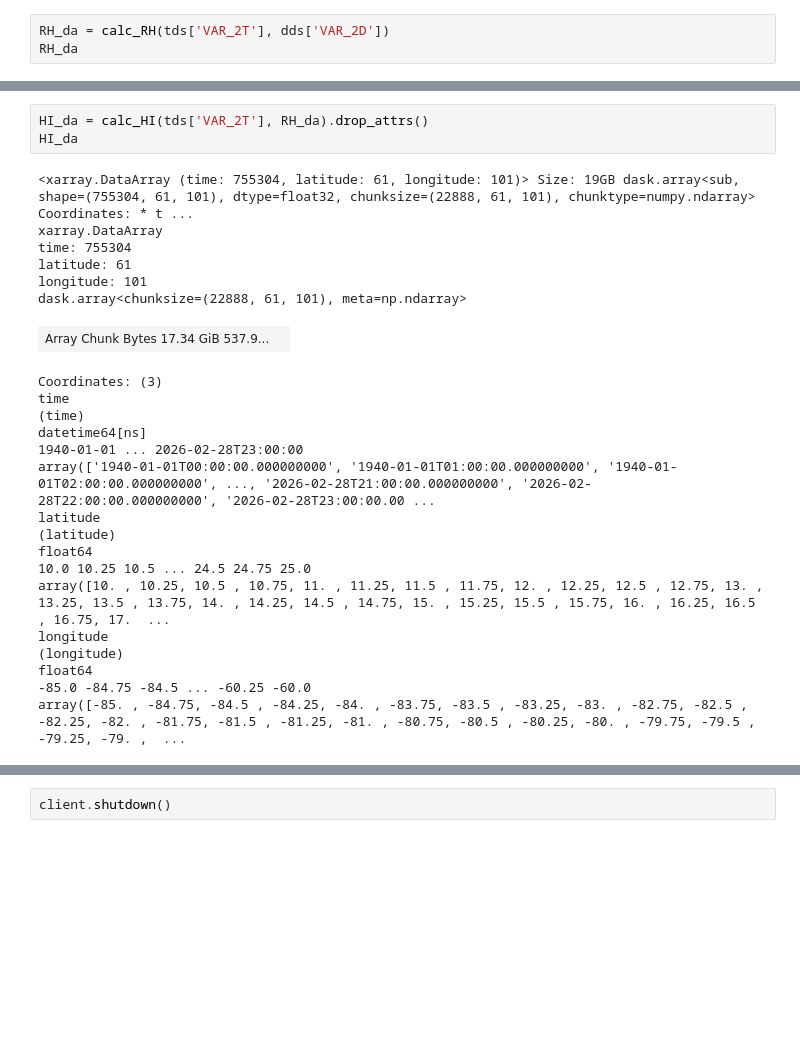
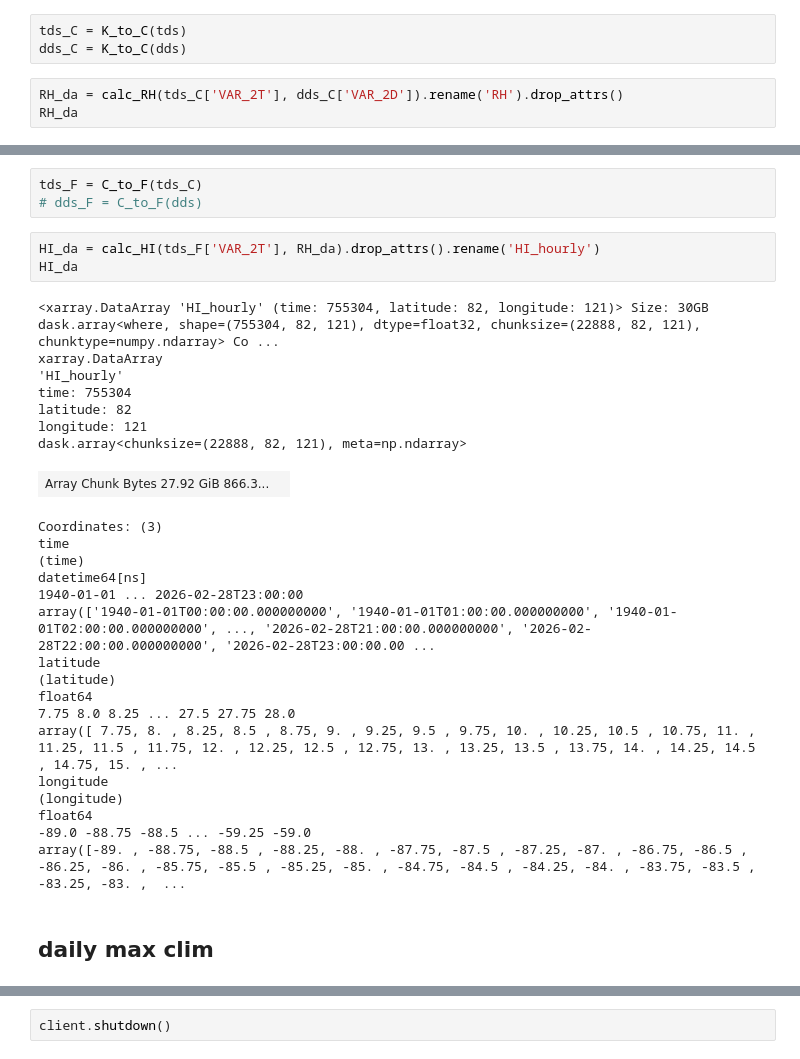
Before and after one commit to allan3prez/Caribe_Heat_AN, a Jupyter notebook: Heat_index/ERA5_hi.ipynb, the cells around one changed output, grey strips where cells are left out. Cells and saved outputs as stored; diff of their text form; blank space fills up the shorter version.

Commit message:
rescope, calculate clim, and test plots

```diff
--- a/Heat_index/ERA5_hi.ipynb
+++ b/Heat_index/ERA5_hi.ipynb
@@ -112,4 +151,7 @@ dds['VAR_2D'].isel(time=740230).plot()
+# %%
+tds_C = K_to_C(tds)
+dds_C = K_to_C(dds)
 # %%
-RH_da = calc_RH(tds['VAR_2T'], dds['VAR_2D'])
+RH_da = calc_RH(tds_C['VAR_2T'], dds_C['VAR_2D']).rename('RH').drop_attrs()
 RH_da
 # %% [output]
@@ -140,14 +184,18 @@ QuantizeGranularBitGroomNumberOfSignificantDigits :
+# %%
+tds_F = C_to_F(tds_C)
+# dds_F = C_to_F(dds)
 # %%
-HI_da = calc_HI(tds['VAR_2T'], RH_da).drop_attrs()
+HI_da = calc_HI(tds_F['VAR_2T'], RH_da).drop_attrs().rename('HI_hourly')
 HI_da
 # %% [output]
-<xarray.DataArray (time: 755304, latitude: 61, longitude: 101)> Size: 19GB dask.array<sub, shape=(755304, 61, 101), dtype=float32, chunksize=(22888, 61, 101), chunktype=numpy.ndarray> Coordinates: * t ...
+<xarray.DataArray 'HI_hourly' (time: 755304, latitude: 82, longitude: 121)> Size: 30GB dask.array<where, shape=(755304, 82, 121), dtype=float32, chunksize=(22888, 82, 121), chunktype=numpy.ndarray> Co ...
 xarray.DataArray
+'HI_hourly'
 time: 755304
-latitude: 61
-longitude: 101
-dask.array<chunksize=(22888, 61, 101), meta=np.ndarray>
+latitude: 82
+longitude: 121
+dask.array<chunksize=(22888, 82, 121), meta=np.ndarray>
-| Array Chunk Bytes 17.34 GiB 537.9... |  |
+| Array Chunk Bytes 27.92 GiB 866.3... |  |
 Coordinates: (3)
 time
 (time)
@@ -157,10 +205,12 @@ array(['1940-01-01T00:00:00.000000000', '1940-01-01T01:00:00.000000000', '1940-0
 latitude
 (latitude)
 float64
-10.0 10.25 10.5 ... 24.5 24.75 25.0
-array([10. , 10.25, 10.5 , 10.75, 11. , 11.25, 11.5 , 11.75, 12. , 12.25, 12.5 , 12.75, 13. , 13.25, 13.5 , 13.75, 14. , 14.25, 14.5 , 14.75, 15. , 15.25, 15.5 , 15.75, 16. , 16.25, 16.5 , 16.75, 17.  ...
+7.75 8.0 8.25 ... 27.5 27.75 28.0
+array([ 7.75, 8. , 8.25, 8.5 , 8.75, 9. , 9.25, 9.5 , 9.75, 10. , 10.25, 10.5 , 10.75, 11. , 11.25, 11.5 , 11.75, 12. , 12.25, 12.5 , 12.75, 13. , 13.25, 13.5 , 13.75, 14. , 14.25, 14.5 , 14.75, 15. , ...
 longitude
 (longitude)
 float64
--85.0 -84.75 -84.5 ... -60.25 -60.0
-array([-85. , -84.75, -84.5 , -84.25, -84. , -83.75, -83.5 , -83.25, -83. , -82.75, -82.5 , -82.25, -82. , -81.75, -81.5 , -81.25, -81. , -80.75, -80.5 , -80.25, -80. , -79.75, -79.5 , -79.25, -79. ,  ...
+-89.0 -88.75 -88.5 ... -59.25 -59.0
+array([-89. , -88.75, -88.5 , -88.25, -88. , -87.75, -87.5 , -87.25, -87. , -86.75, -86.5 , -86.25, -86. , -85.75, -85.5 , -85.25, -85. , -84.75, -84.5 , -84.25, -84. , -83.75, -83.5 , -83.25, -83. ,  ...
+# %% [markdown]
+## daily max clim
```
Also changed, not shown: parts of 26 cells of this notebook, 3 other files.
